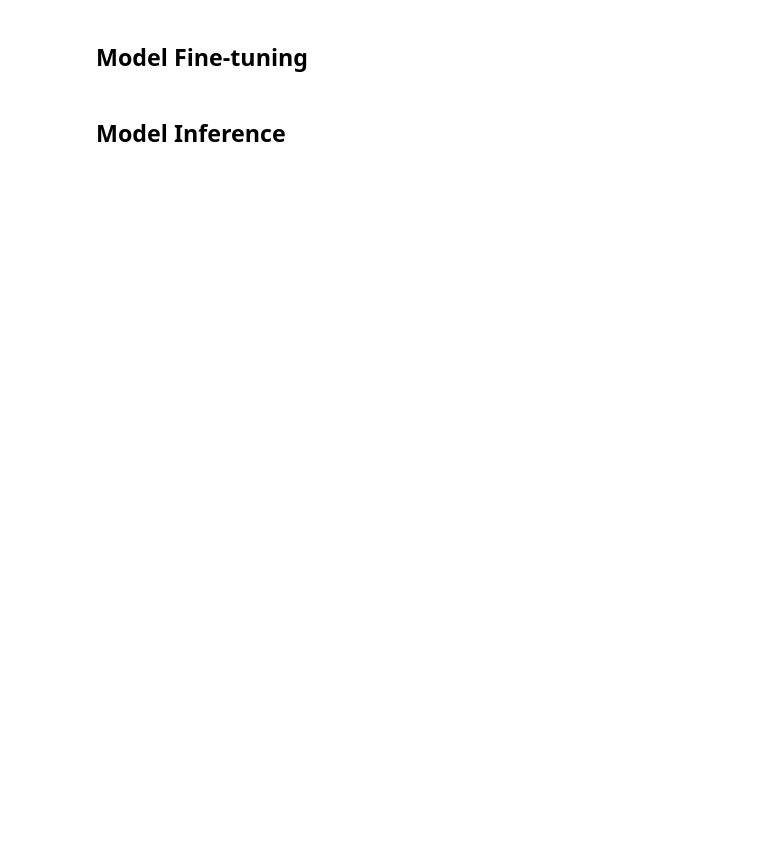
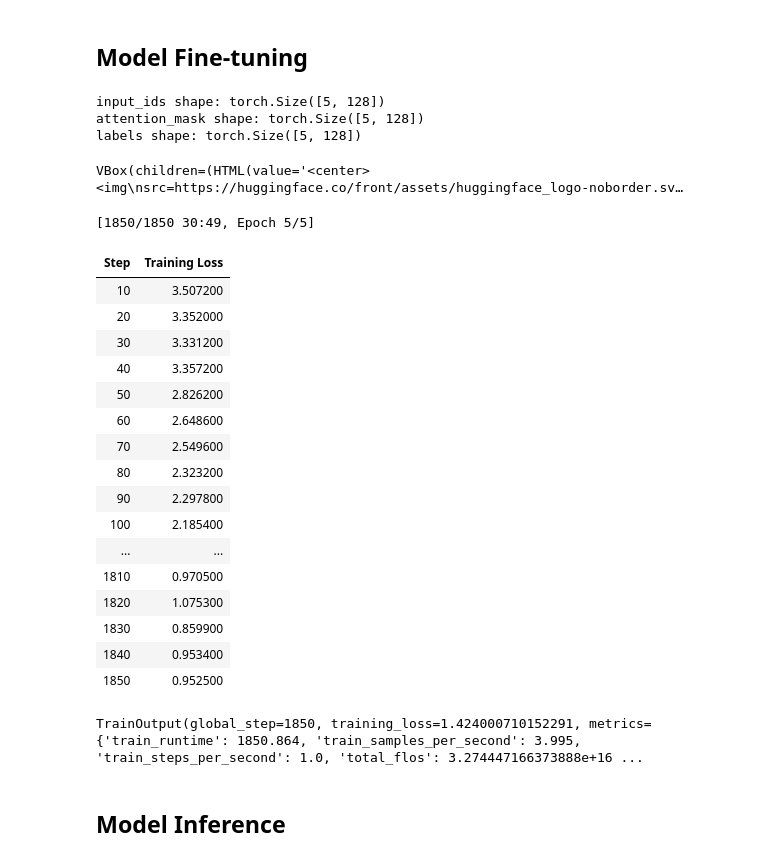
Before and after one commit to emaeon/DACON-LLM-QA, a Jupyter notebook: baseline_v2.ipynb, the cells around one changed output. Saved outputs shown, nothing was run; the diff lists cells and outputs as text; code cells hidden in the pictures; blank space fills up the shorter version.

```diff
--- a/baseline_v2.ipynb
+++ b/baseline_v2.ipynb
@@ -16,0 +140,4 @@ Using device: cuda
+# %%
+import torch
+from transformers import AutoTokenizer, AutoModelForCausalLM, BitsAndBytesConfig
+tokenizer = AutoTokenizer.from_pretrained(MODEL)
@@ -38,0 +175,4 @@ Done.
+# %%
+from datasets import load_dataset
+dataset = load_dataset("csv", data_files="/content/drive/MyDrive/DACON_도배하자/train(csv).csv")
+testdataset = load_dataset("csv", data_files="/content/drive/MyDrive/DACON_도배하자/test.csv")
@@ -81,2 +231,72 @@ tokenizer.save_pretrained("./hansoldeco-kogpt2")
+# %%
+from transformers import DataCollatorForLanguageModeling
+
+tokenizer.pad_token = tokenizer.eos_token
+data_collator = DataCollatorForLanguageModeling(tokenizer, mlm=False)
+# %%
+out = data_collator([tokenized_datasets["train"][i] for i in range(5)])
+for key in out:
+    print(f"{key} shape: {out[key].shape}")
+# %% [output]
+input_ids shape: torch.Size([5, 128])
+attention_mask shape: torch.Size([5, 128])
+labels shape: torch.Size([5, 128])
+# %%
+from huggingface_hub import notebook_login
+
+notebook_login()
+# %% [output]
+VBox(children=(HTML(value='<center> <img\nsrc=https://huggingface.co/front/assets/huggingface_logo-noborder.sv…
+# %%
+from transformers import Trainer, TrainingArguments
+
+args = TrainingArguments(
+    output_dir='results',
+    logging_steps=10,
+    per_device_train_batch_size=2,
+    # evaluation_strategy="steps",
+    gradient_accumulation_steps=2,
+    num_train_epochs=5,
+    weight_decay=0.1,
+    warmup_steps=10,
+    lr_scheduler_type="cosine",
+    learning_rate=1e-4,
+    save_steps=10,
+    fp16=True,
+    push_to_hub=True,
+    optim="paged_adamw_8bit"
+)
+
+
+trainer = Trainer(
+    model=model,
+    tokenizer=tokenizer,
+    args=args,
+    data_collator=data_collator,
+    train_dataset=tokenized_datasets["train"],
+)
+model.config.use_cache = False
+# %%
+trainer.train()
+# %% [output]
+[1850/1850 30:49, Epoch 5/5]
+| Step | Training Loss |
+| 10 | 3.507200 |
+| 20 | 3.352000 |
+| 30 | 3.331200 |
+| 40 | 3.357200 |
+| 50 | 2.826200 |
+| 60 | 2.648600 |
+| 70 | 2.549600 |
+| 80 | 2.323200 |
+| 90 | 2.297800 |
+| 100 | 2.185400 |
+| ... | ... |
+| 1810 | 0.970500 |
+| 1820 | 1.075300 |
+| 1830 | 0.859900 |
+| 1840 | 0.953400 |
+| 1850 | 0.952500 |
+TrainOutput(global_step=1850, training_loss=1.424000710152291, metrics={'train_runtime': 1850.864, 'train_samples_per_second': 3.995, 'train_steps_per_second': 1.0, 'total_flos': 3.274447166373888e+16 ...
 # %% [markdown]
 ## Model Inference
```
Also changed, not shown: parts of 21 cells of this notebook.
